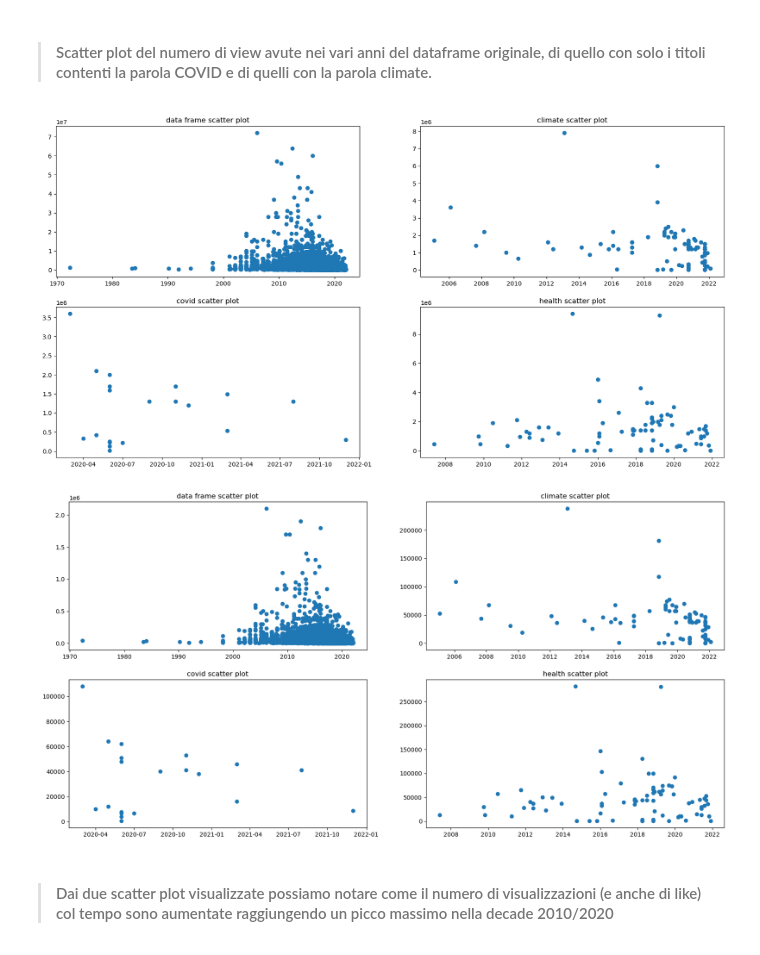
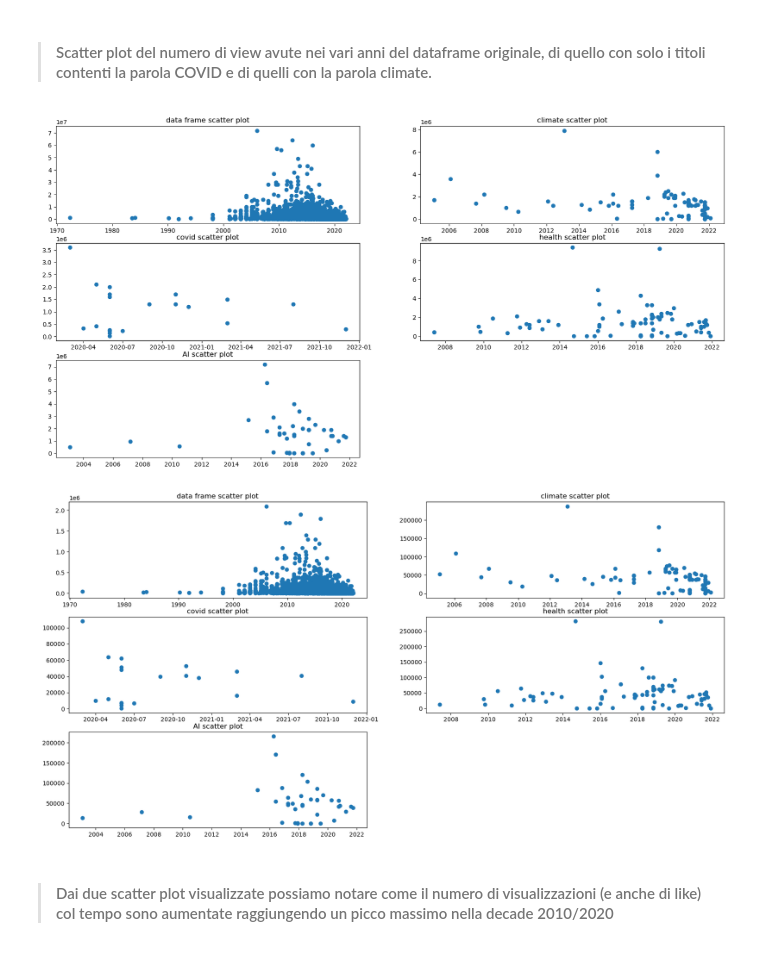
Before and after one commit to InKeaton/DataTed, a Jupyter notebook: data_ted_try.ipynb, the cells around one changed output. Drawn from its saved outputs; the diff is of its cells as text; code cells hidden in the pictures.

```diff
--- a/data_ted_try.ipynb
+++ b/data_ted_try.ipynb
@@ -156,6 +180,8 @@ median:  40500.0
 # %%
 daClimate = daTed.loc[daTed["title"].str.contains("climate")]
 daCovid   = daTed.loc[daTed["title"].str.contains("COVID")]
-daHealth   = daTed.loc[daTed["title"].str.contains("health")]
+daHealth  = daTed.loc[daTed["title"].str.contains("health")]
 daWar     = daTed.loc[daTed["title"].str.contains("war")]
+daAI      = daTed.loc[daTed["title"].str.contains("AI")]
+daTeen    = daTed.loc[daTed["title"].str.contains("teen")]
 # %% [markdown]
@@ -192,47 +217,55 @@ median:  39000.0
 plt.figure(figsize=(20, 10))
 
 
-plt.subplot(2, 2, 1)
+plt.subplot(3, 2, 1)
 plt.title("data frame scatter plot")
 plt.scatter(daTed["date"].values, daTed["views"].values)
 
-plt.subplot(2, 2, 2)
+plt.subplot(3, 2, 2)
 plt.title("climate scatter plot")
 plt.scatter(daClimate["date"].values, daClimate["views"].values)
 
-plt.subplot(2, 2, 3)
+plt.subplot(3, 2, 3)
 plt.title("covid scatter plot")
 plt.scatter(daCovid["date"].values, daCovid["views"].values)
 
-plt.subplot(2, 2, 4)
+plt.subplot(3, 2, 4)
 plt.title("health scatter plot")
 plt.scatter(daHealth["date"].values, daHealth["views"].values)
 
+plt.subplot(3, 2, 5)
+plt.title("AI scatter plot")
+plt.scatter(daAI["date"].values, daAI["views"].values)
+
 plt.show()
 # %% [output]
-[figure, old version]
+[figure, new version]
 # %%
 plt.figure(figsize=(20, 10))
 
-plt.subplot(2, 2, 1)
+plt.subplot(3, 2, 1)
 plt.title("data frame scatter plot")
 plt.scatter(daTed["date"].values, daTed["likes"].values)
 
-plt.subplot(2, 2, 2)
+plt.subplot(3, 2, 2)
 plt.title("climate scatter plot")
 plt.scatter(daClimate["date"].values, daClimate["likes"].values)
 
-plt.subplot(2, 2, 3)
+plt.subplot(3, 2, 3)
 plt.title("covid scatter plot")
 plt.scatter(daCovid["date"].values, daCovid["likes"].values)
 
-plt.subplot(2, 2, 4)
+plt.subplot(3, 2, 4)
 plt.title("health scatter plot")
 plt.scatter(daHealth["date"].values, daHealth["likes"].values)
 
+plt.subplot(3, 2, 5)
+plt.title("AI scatter plot")
+plt.scatter(daAI["date"].values, daAI["likes"].values)
+
 plt.show()
 # %% [output]
-[figure, old version]
+[figure, new version]
 # %% [markdown]
 > #### Dai due scatter plot visualizzate possiamo notare come il numero di visualizzazioni (e anche di like) col tempo sono aumentate raggiungendo un picco massimo nella decade 2010/2020
 # %%
```
Also changed, not shown: parts of 26 cells of this notebook.
